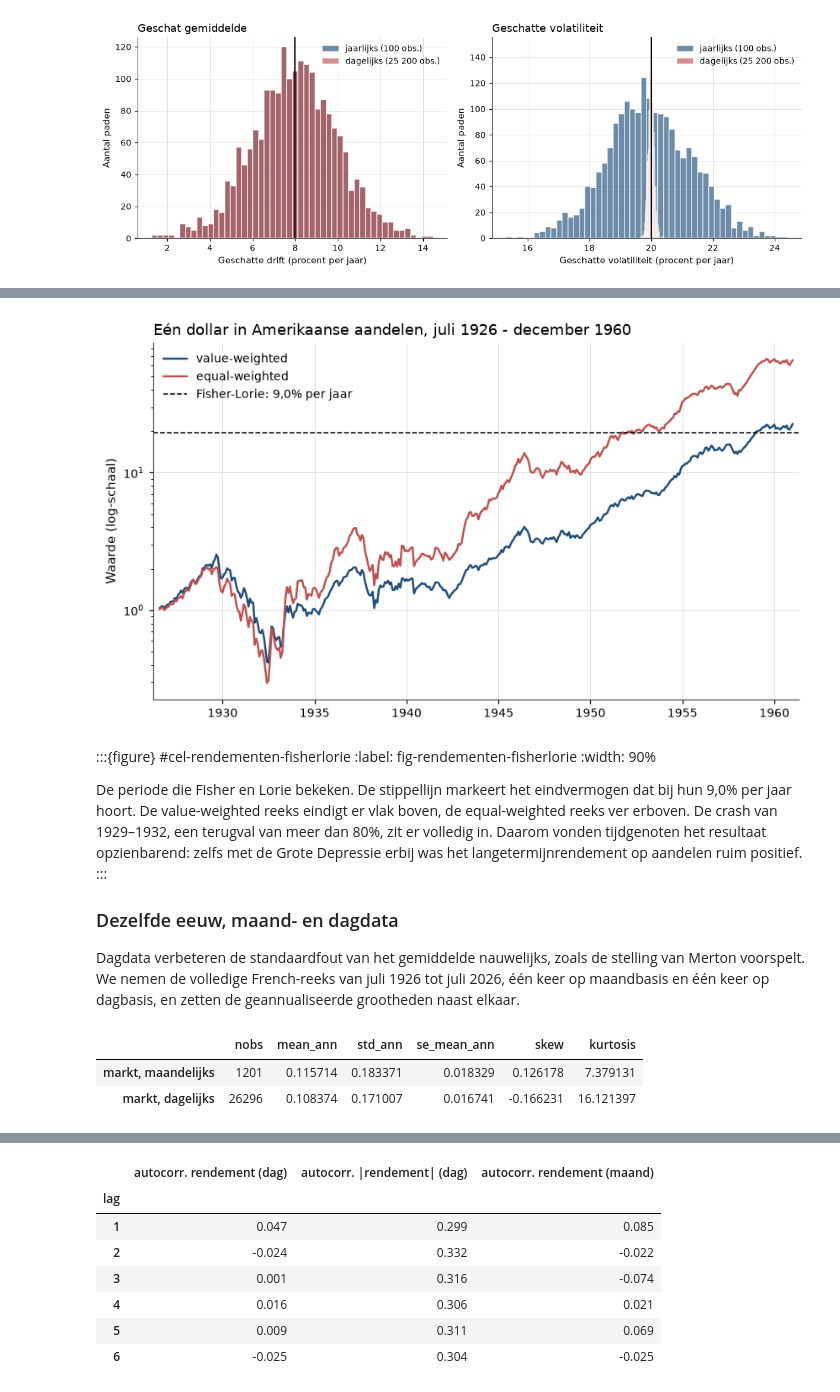
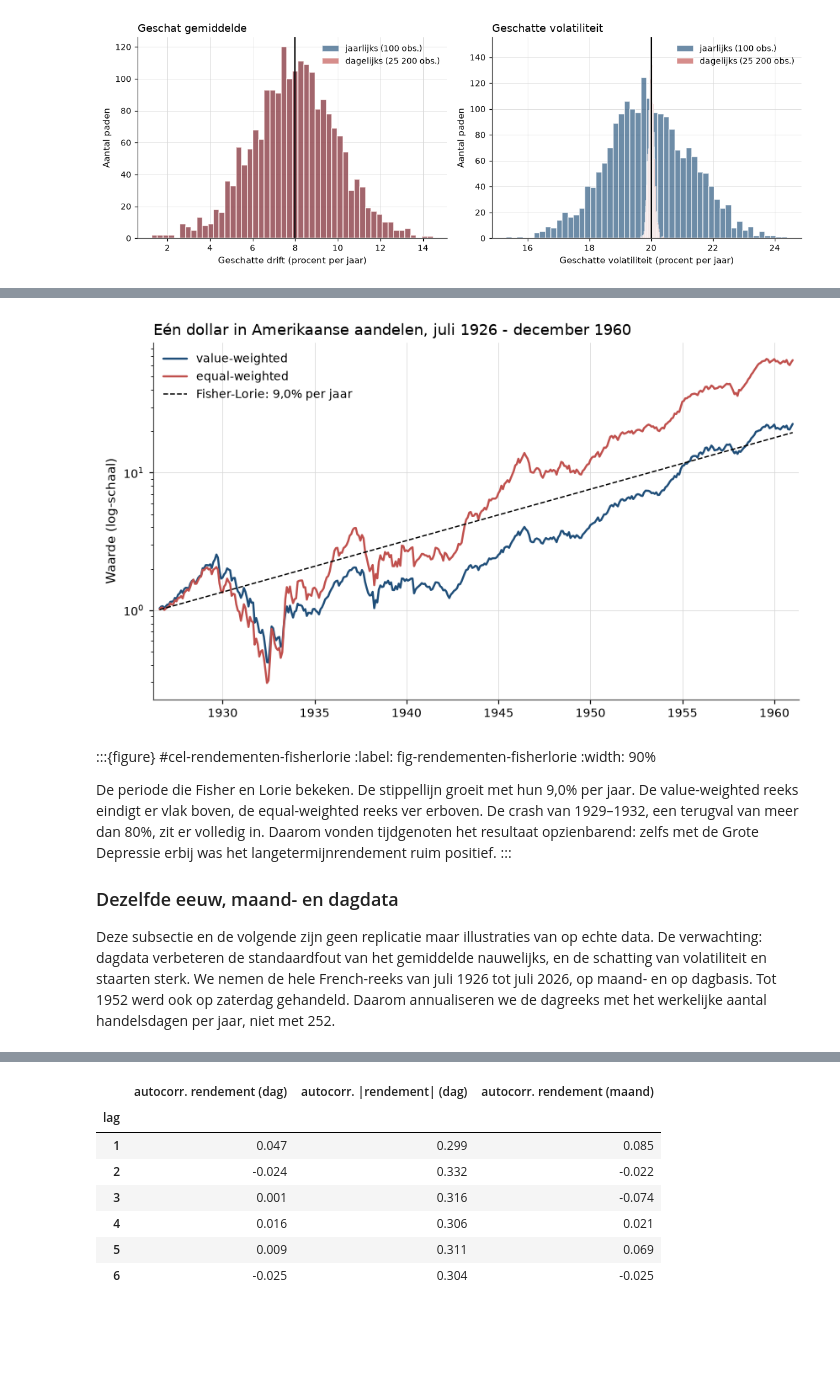
Before and after one commit to MaartenN14/history-asset-pricing, a Jupyter notebook: lectures/00_01_rendementen.ipynb, the cells around one changed output, grey strips where cells are left out. Cells and saved outputs as stored; diff of their text form; code cells hidden in the pictures; blank space fills up the shorter version.

```diff
--- a/lectures/00_01_rendementen.ipynb
+++ b/lectures/00_01_rendementen.ipynb
@@ -1012,54 +840,43 @@ lijnen eindigen ten opzichte van de stippellijn, en op de val van 1929–1932.
 # %%
 cumulative = pd.DataFrame(
     {"value-weighted": (1 + value_weighted).cumprod(),
      "equal-weighted": (1 + equal_weighted).cumprod()}
 )
+years_elapsed = np.arange(1, len(cumulative) + 1) / 12
+path_9pct = 1.09 ** years_elapsed
 
 fig, ax = plt.subplots()
 for column, color in zip(cumulative.columns, hap.plotting.COLORS):
     ax.plot(cumulative.index, cumulative[column], label=column, color=color)
+ax.plot(cumulative.index, path_9pct, color="black", ls="--", lw=1.0,
+        label="Fisher-Lorie: 9,0% per jaar")
 ax.set_yscale("log")
-ax.axhline(1.09 ** (len(value_weighted) / 12), color="black", ls="--", lw=1.0,
-           label="Fisher-Lorie: 9,0% per jaar")
 ax.set_title("Eén dollar in Amerikaanse aandelen, juli 1926 - december 1960")
 ax.set_xlabel("Jaar")
 ax.set_ylabel("Waarde (log-schaal)")
 ax.legend()
 hap.plotting.timeline_axis(ax)
 plt.show()
 # %% [output]
-[figure, old version]
+[figure, new version]
 # %% [markdown]
 :::{figure} #cel-rendementen-fisherlorie
 :label: fig-rendementen-fisherlorie
 :width: 90%
 
-De periode die Fisher en Lorie bekeken. De stippellijn markeert het eindvermogen
-dat bij hun 9,0% per jaar hoort. De value-weighted reeks eindigt er vlak boven,
-de equal-weighted reeks ver erboven. De crash van 1929–1932, een terugval van
-meer dan 80%, zit er volledig in. Daarom vonden tijdgenoten het resultaat
-opzienbarend: zelfs met de Grote Depressie erbij was het langetermijnrendement
-op aandelen ruim positief.
+De periode die Fisher en Lorie bekeken. De stippellijn groeit met hun 9,0% per
+jaar. De value-weighted reeks eindigt er vlak boven, de equal-weighted reeks ver
+erboven. De crash van 1929–1932, een terugval van meer dan 80%, zit er volledig
+in. Daarom vonden tijdgenoten het resultaat opzienbarend: zelfs met de Grote
+Depressie erbij was het langetermijnrendement ruim positief.
 :::
 
 ### Dezelfde eeuw, maand- en dagdata
 
-Dagdata verbeteren de standaardfout van het gemiddelde nauwelijks, zoals de
-stelling van Merton voorspelt. We nemen de volledige French-reeks van juli 1926
-tot juli 2026, één keer op maandbasis en één keer op dagbasis, en zetten de
-geannualiseerde grootheden naast elkaar.
+Deze subsectie en de volgende zijn geen replicatie maar illustraties van
+[](#thm-rendementen-merton) op echte data. De verwachting: dagdata verbeteren de
+standaardfout van het gemiddelde nauwelijks, en de schatting van volatiliteit en
+staarten sterk. We nemen de hele French-reeks van juli 1926 tot
+juli 2026, op maand- en op dagbasis. Tot 1952 werd ook op zaterdag gehandeld.
+Daarom annualiseren we de dagreeks met het werkelijke aantal handelsdagen per
+jaar, niet met 252.
-# %%
-market_monthly = hap_data.market_monthly()["Mkt"].rename("markt, maandelijks")
-market_daily = hap_data.market_daily()["Mkt"].rename("markt, dagelijks")
-
-comparison = pd.concat(
-    [
-        hap.summary_stats(market_monthly, "monthly"),
-        hap.summary_stats(market_daily, "daily"),
-    ]
-)[["nobs", "mean_ann", "std_ann", "se_mean_ann", "skew", "kurtosis"]]
-comparison.round(4)
-# %% [output]
-|  | nobs | mean_ann | std_ann | se_mean_ann | skew | kurtosis |
-| markt, maandelijks | 1201 | 0.115714 | 0.183371 | 0.018329 | 0.126178 | 7.379131 |
-| markt, dagelijks | 26296 | 0.108374 | 0.171007 | 0.016741 | -0.166231 | 16.121397 |
```
Also changed, not shown: parts of 37 cells of this notebook, 6 other files.
